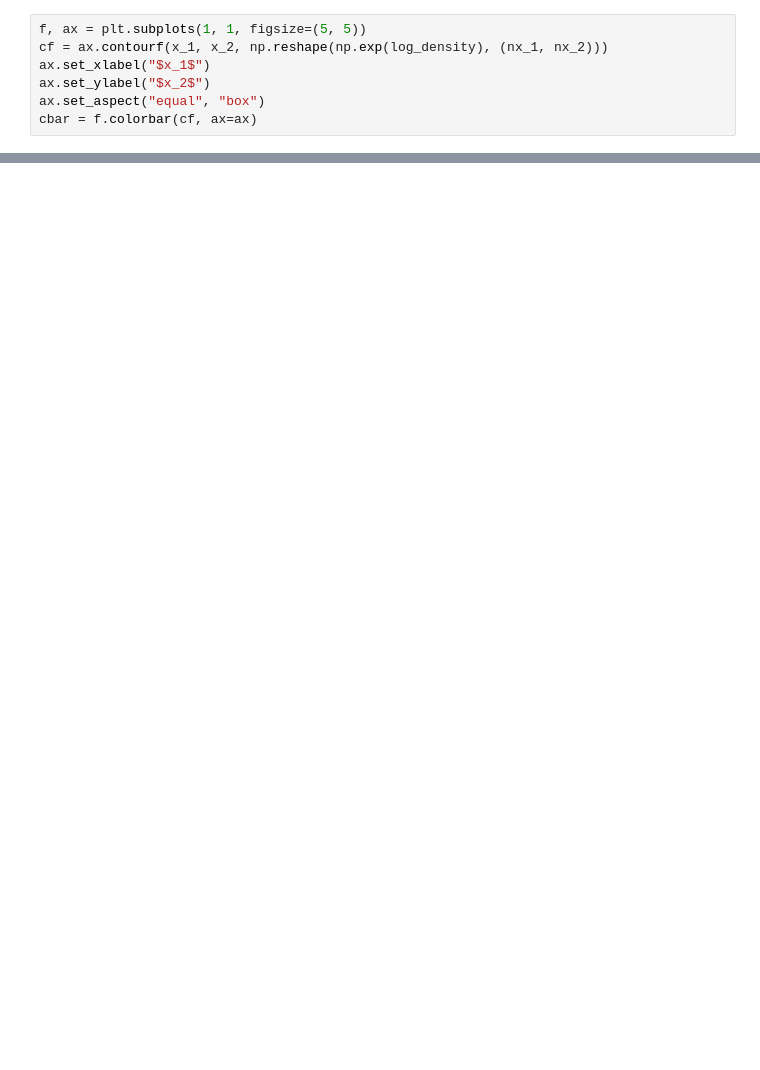
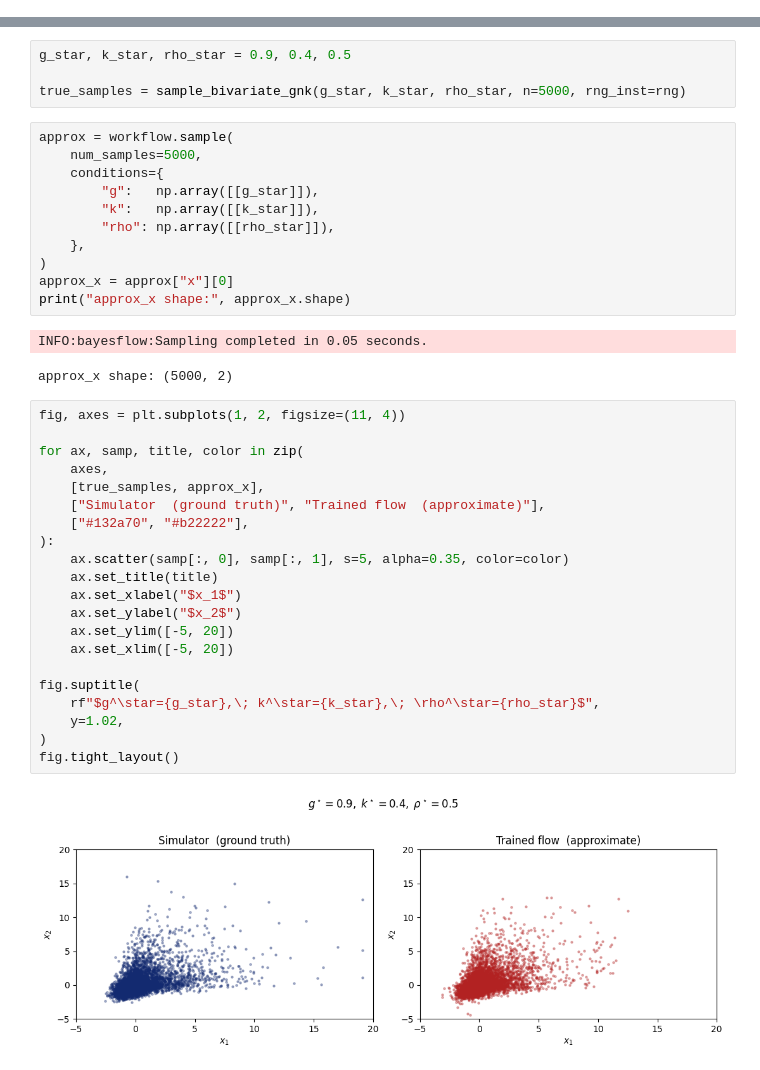
Before and after one commit to jerrymhuang/BayesFlow, a Jupyter notebook: examples/Likelihood_Estimation.ipynb, the cells around one changed output, grey strips where cells are left out. Saved outputs shown, nothing was run; the diff lists cells and outputs as text; blank space fills up the shorter version.

```diff
--- a/examples/Likelihood_Estimation.ipynb
+++ b/examples/Likelihood_Estimation.ipynb
@@ -185,7 +183,0 @@ INFO:bayesflow:Computing log probability completed in 2.59 seconds.
-# %%
-f, ax = plt.subplots(1, 1, figsize=(5, 5))
-cf = ax.contourf(x_1, x_2, np.reshape(np.exp(log_density), (nx_1, nx_2)))
-ax.set_xlabel("$x_1$")
-ax.set_ylabel("$x_2$")
-ax.set_aspect("equal", "box")
-cbar = f.colorbar(cf, ax=ax)
@@ -212,0 +195,41 @@ We then simulate a single observation from the true model at $\theta^{\star} = (
+# %%
+g_star, k_star, rho_star = 0.9, 0.4, 0.5
+
+true_samples = sample_bivariate_gnk(g_star, k_star, rho_star, n=5000, rng_inst=rng)
+# %%
+approx = workflow.sample(
+    num_samples=5000,
+    conditions={
+        "g":   np.array([[g_star]]),
+        "k":   np.array([[k_star]]),
+        "rho": np.array([[rho_star]]),
+    },
+)
+approx_x = approx["x"][0]
+print("approx_x shape:", approx_x.shape)
+# %% [output]
+INFO:bayesflow:Sampling completed in 0.05 seconds.
+approx_x shape: (5000, 2)
+# %%
+fig, axes = plt.subplots(1, 2, figsize=(11, 4))
+
+for ax, samp, title, color in zip(
+    axes,
+    [true_samples, approx_x],
+    ["Simulator  (ground truth)", "Trained flow  (approximate)"],
+    ["#132a70", "#b22222"],
+):
+    ax.scatter(samp[:, 0], samp[:, 1], s=5, alpha=0.35, color=color)
+    ax.set_title(title)
+    ax.set_xlabel("$x_1$")
+    ax.set_ylabel("$x_2$")
+    ax.set_ylim([-5, 20])
+    ax.set_xlim([-5, 20])
+
+fig.suptitle(
+    rf"$g^\star={g_star},\; k^\star={k_star},\; \rho^\star={rho_star}$",
+    y=1.02,
+)
+fig.tight_layout()
+# %% [output]
+[figure, added]
```
Also changed, not shown: parts of 45 cells of this notebook.
